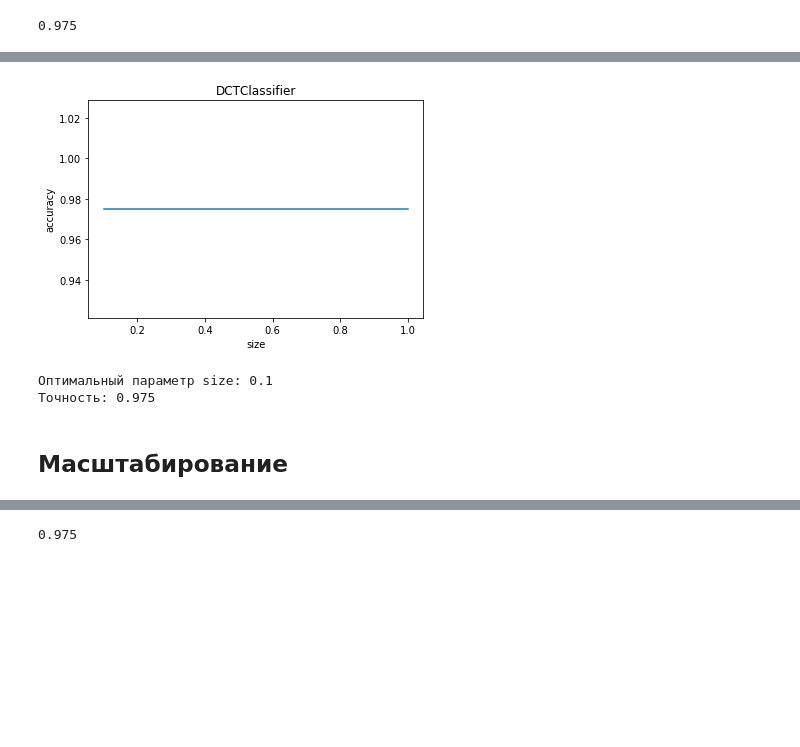
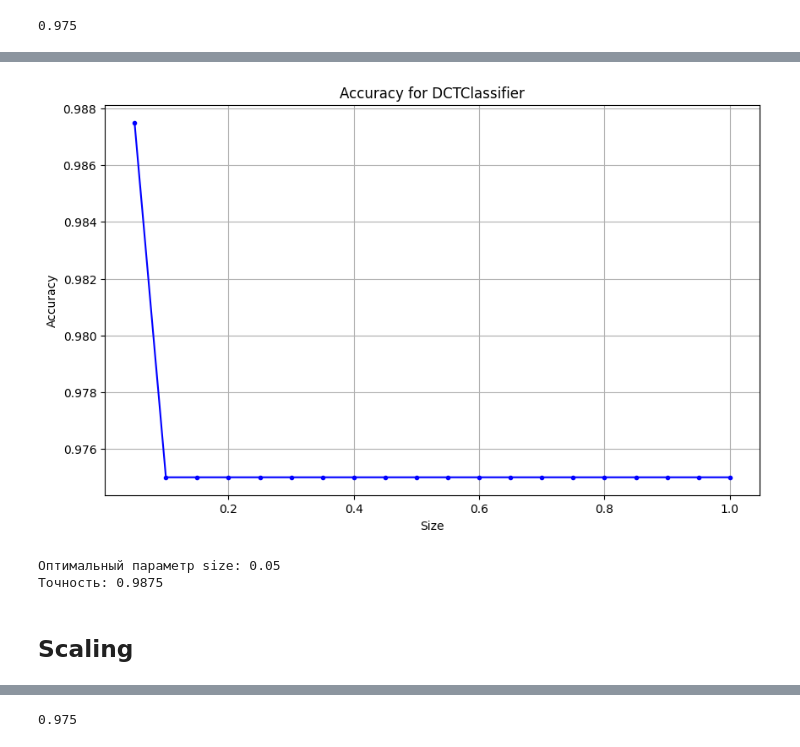
Before and after one commit to vitesempl/ml-jupyter-projects, a Jupyter notebook: Detection/Detection_Task_2-3.ipynb, the cells around one changed output, grey strips where cells are left out. Drawn from its saved outputs; the diff is of its cells as text; code cells hidden in the pictures; blank space fills up the shorter version.

```diff
--- a/Detection/Detection_Task_2-3.ipynb
+++ b/Detection/Detection_Task_2-3.ipynb
@@ -226,3 +282,4 @@ def plot_test_acc(test_sizes, accuracies, clf_name):
 # %%
-X_train, X_test, y_train, y_test = train_test_split(images, labels, test_size=len(np.unique(labels)),
+# test_size = len(np.unique(labels))  # Number of unique classes
+X_train, X_test, y_train, y_test = train_test_split(images, labels, test_size=0.2,
                                                     random_state=25, stratify=labels)
@@ -314,0 +374,10 @@ accuracy_score(y_pred, y_train)
+# %%
+def plot_acc(test_sizes, accuracies, clf_name):
+    plt.figure(figsize=(10, 6))
+    plt.plot(test_sizes, accuracies, marker='o', linestyle='-', color='b', markersize=3)
+    plt.xlabel('Size')
+    plt.ylabel('Accuracy')
+    plt.title(f'Accuracy for {clf_name}')
+    plt.grid(True)
+
+    plt.show()
@@ -372,7 +445,7 @@ accuracy_score(y_pred, y_test)
 # %%
 %%time
 accuracies = []
-for size in np.arange(0.1, 1.05, 0.05):
+for size in np.arange(0.05, 1.05, 0.05):
     dft_clf = DFTClassifier(size=size)
     dft_clf.fit(X_train, y_train)
     y_pred = dft_clf.predict(X_test)
@@ -414,7 +486,7 @@ accuracy_score(y_pred, y_test)
 # %%
 %%time
 accuracies = []
-for size in np.arange(0.1, 1.05, 0.05):
+for size in np.arange(0.05, 1.05, 0.05):
     dct_clf = DCTClassifier(size=size)
     dct_clf.fit(X_train, y_train)
     y_pred = dct_clf.predict(X_test)
@@ -424,18 +497,15 @@ Wall time: 8.98 s
 # %%
-plt.plot(np.arange(0.1, 1.05, 0.05), accuracies)
-plt.xlabel('size')
-plt.ylabel('accuracy')
-plt.title('DCTClassifier');
+plot_acc(np.arange(0.05, 1.05, 0.05), accuracies, 'DCTClassifier')
 # %% [output]
-[figure, old version]
+[figure, new version]
 # %%
-print('Оптимальный параметр size:', np.arange(0.1, 1.05, 0.05)[np.argmax(accuracies)])
+print('Оптимальный параметр size:', np.arange(0.05, 1.05, 0.05)[np.argmax(accuracies)])
 print('Точность:', max(accuracies))
 # %% [output]
-Оптимальный параметр size: 0.1
-Точность: 0.975
+Оптимальный параметр size: 0.05
+Точность: 0.9875
 # %% [markdown]
-## Масштабирование
+## Scaling
 # %%
 scale_clf = ScaleClassifier(sizes=[0.1, 0.5, 0.8])
 # %%
```
Also changed, not shown: parts of 115 cells of this notebook.
